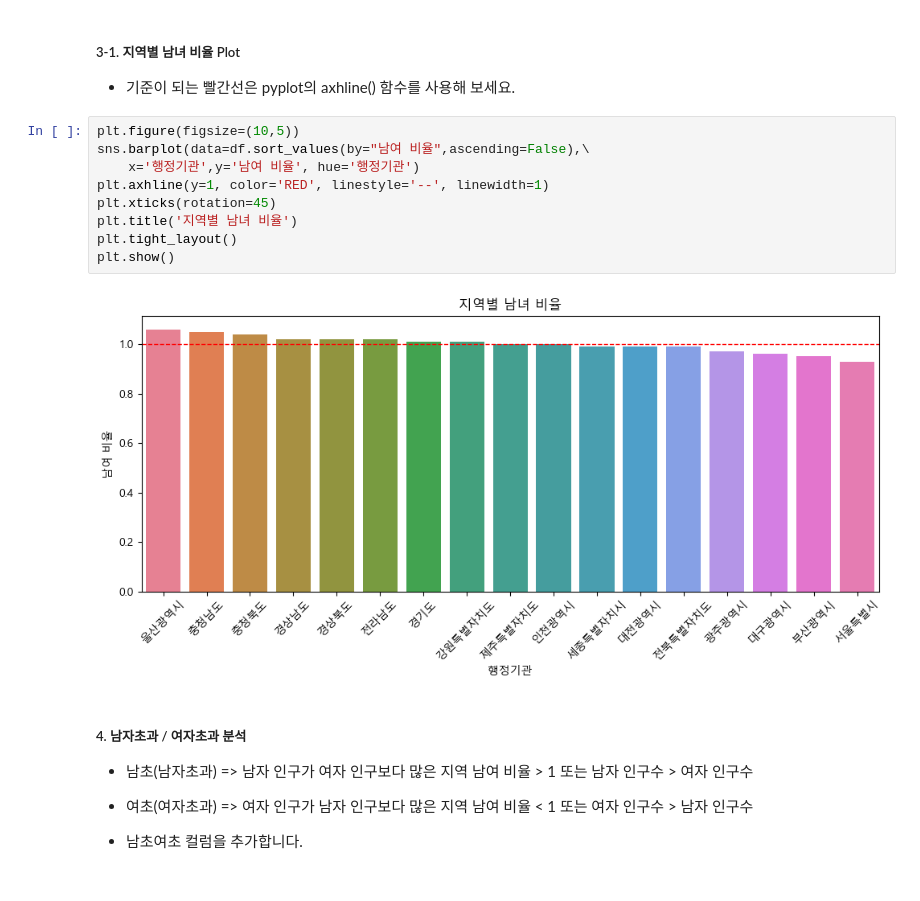
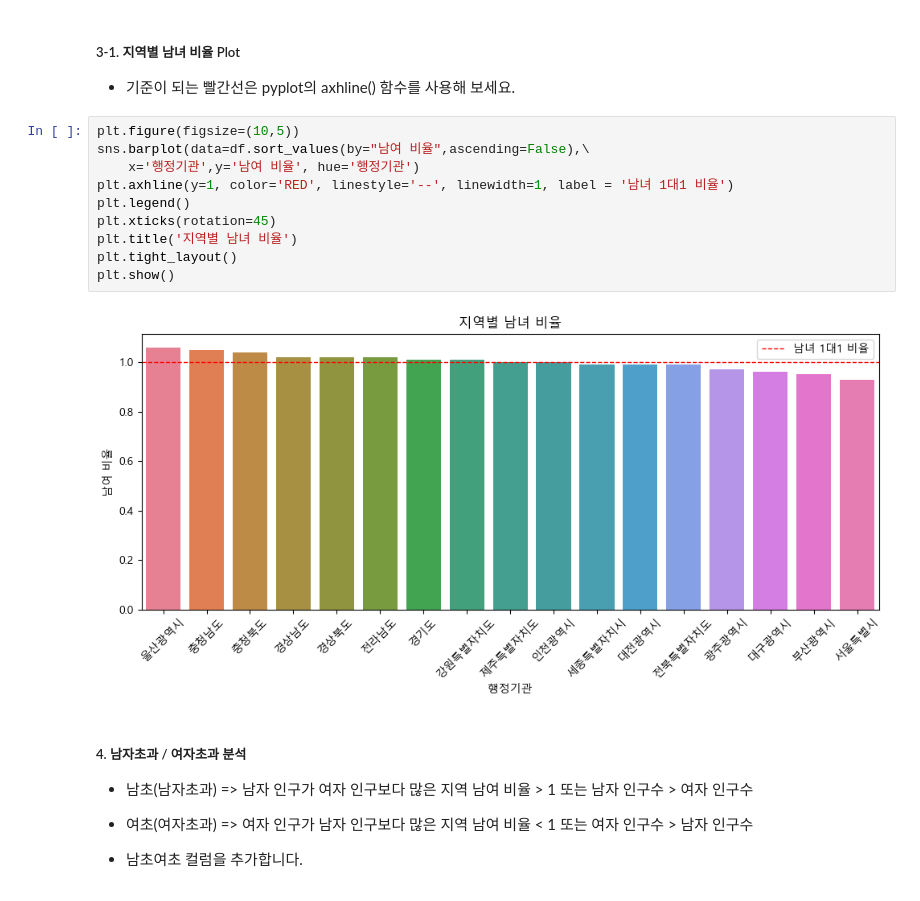
Before and after one commit to lamin5/homework0408, a Jupyter notebook: 04_인구현황분석.ipynb, the cells around one changed output. Cells and saved outputs as stored; diff of their text form.

```diff
--- a/04_인구현황분석.ipynb
+++ b/04_인구현황분석.ipynb
@@ -142,14 +142,15 @@ df[['행정기관','남여 비율']].sort_values(by='남여 비율',ascending=Fa
 # %%
 plt.figure(figsize=(10,5))
 sns.barplot(data=df.sort_values(by="남여 비율",ascending=False),\
     x='행정기관',y='남여 비율', hue='행정기관')
-plt.axhline(y=1, color='RED', linestyle='--', linewidth=1)
+plt.axhline(y=1, color='RED', linestyle='--', linewidth=1, label = '남녀 1대1 비율')
+plt.legend()
 plt.xticks(rotation=45)
 plt.title('지역별 남녀 비율')
 plt.tight_layout()
 plt.show()
 # %% [output]
-[figure, old version]
+[figure, new version]
 # %% [markdown]
 ##### 4. 남자초과 / 여자초과 분석
 * 남초(남자초과) => 남자 인구가 여자 인구보다 많은 지역	남여 비율 > 1 또는 남자 인구수 > 여자 인구수
```
Also changed, not shown: parts of 1 cell of this notebook.
